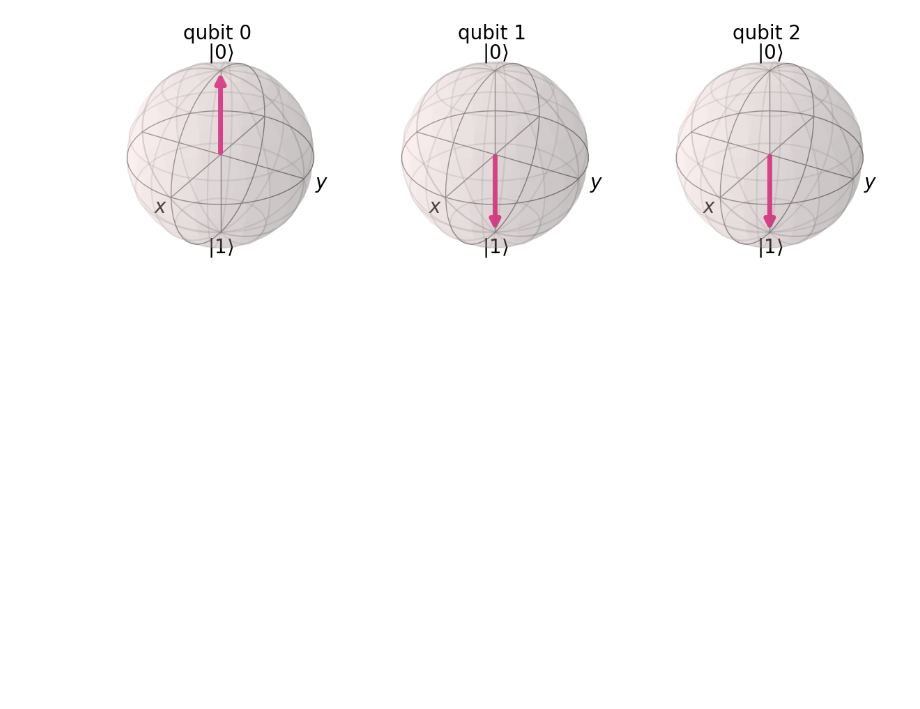
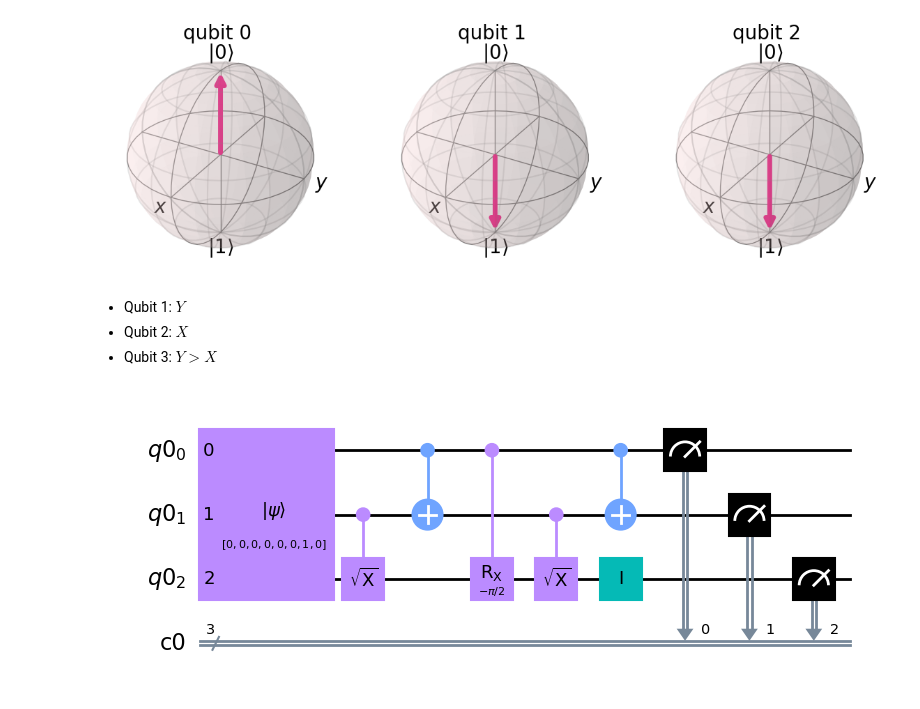
Before and after one commit to anderseline/QuantumComputingBadge, a Jupyter notebook: quantum_circuits/quantum_bit_string_comp.ipynb, the cells around one changed output. Saved outputs shown, nothing was run; the diff lists cells and outputs as text; code cells hidden in the pictures; blank space fills up the shorter version.

Commit message:
qbsc, mqc gates

```diff
--- a/quantum_circuits/quantum_bit_string_comp.ipynb
+++ b/quantum_circuits/quantum_bit_string_comp.ipynb
@@ -16,3 +17,21 @@ circ.initialize(initializedState, qr)
 getBloch(circ, backend)
 # %% [output]
 [figure]
+# %% [markdown]
+ - Qubit 1: $Y$
+ - Qubit 2: $X$
+ - Qubit 3: $Y > X$
+# %%
+circ.csx(1,2)
+circ.cx(0,1)
+circ.crx(-pi/2, 0, 2) #qiskit does not have an inverse V gate, use this instead (same effect)
+circ.csx(1, 2)
+circ.cx(0,1)
+circ.i(2)
+
+for i in range(0, 3):
+    circ.measure(i, i)
+# %%
+circ.draw('mpl')
+# %% [output]
+[figure, added]
```
Also changed, not shown: parts of 12 cells of this notebook, 1 other file.
